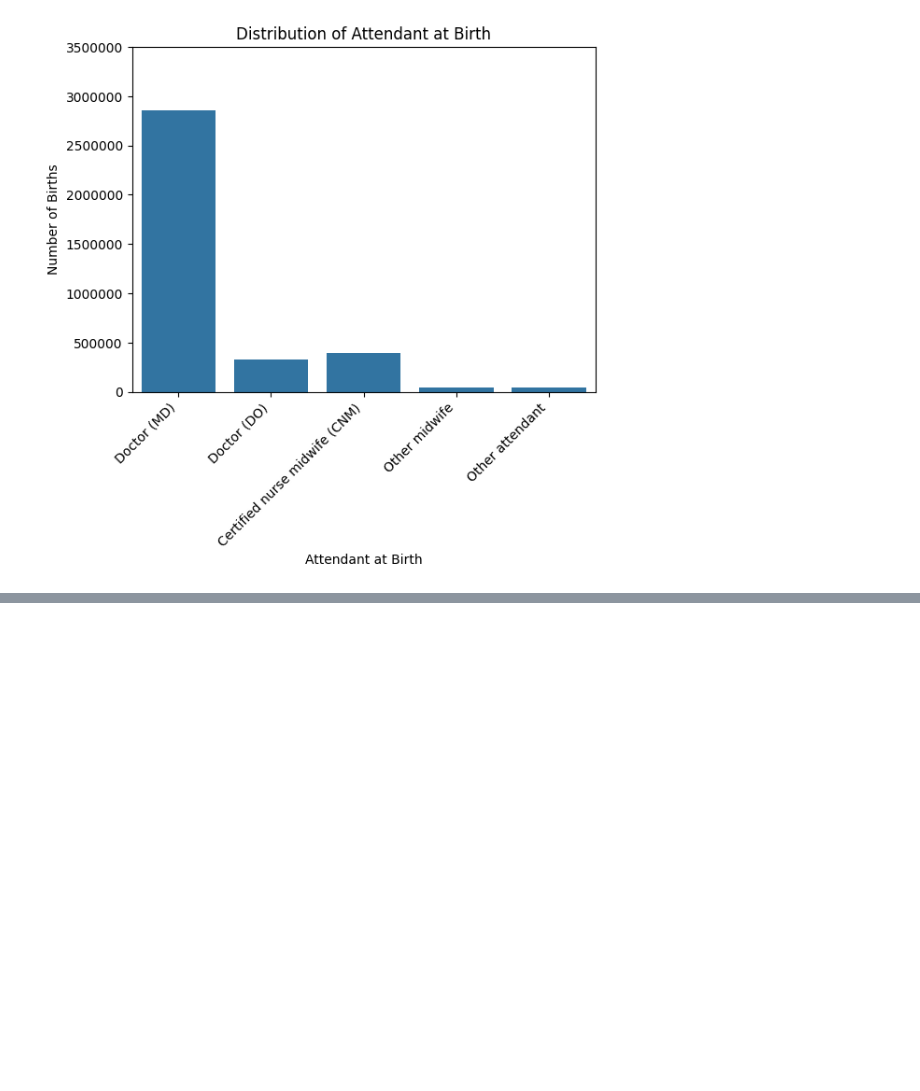
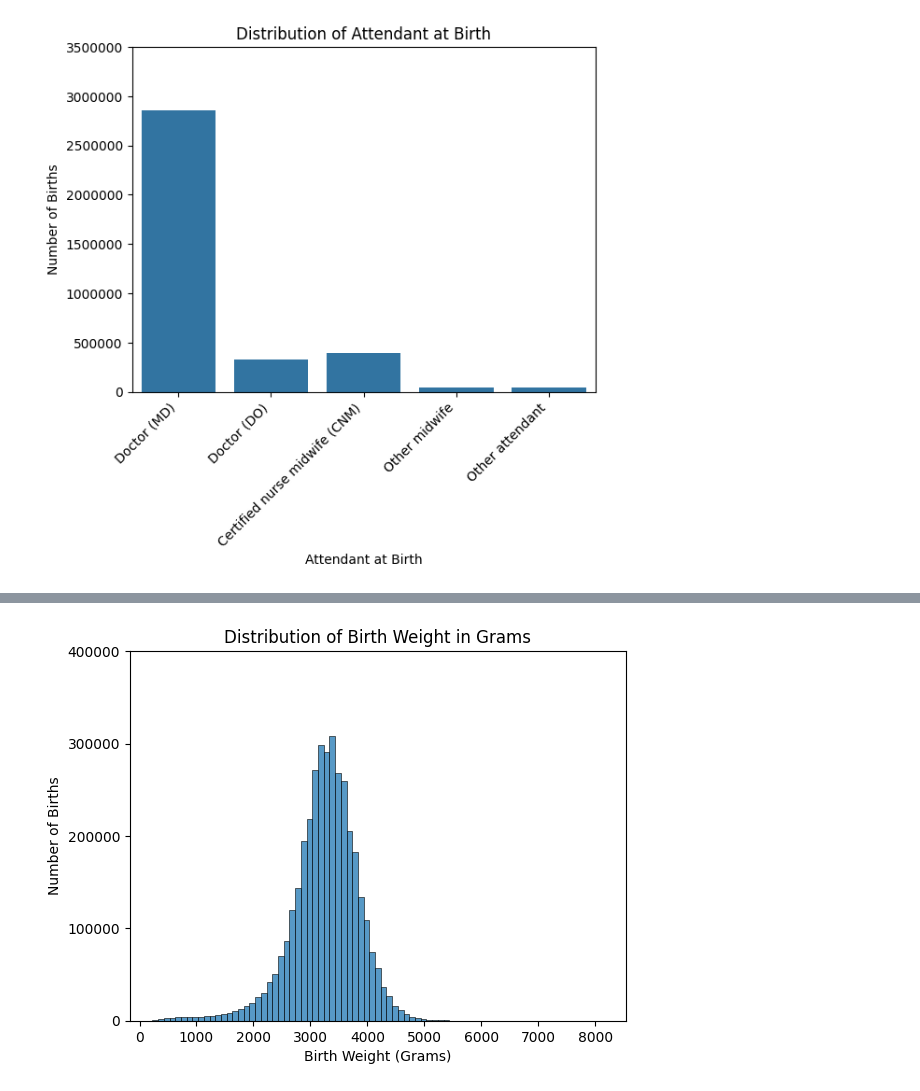
Before and after one commit to shroommu/natality-stats, a Jupyter notebook: dev/notebooks/exploratory/02_visualizations.ipynb, the cells around one changed output, grey strips where cells are left out. Cells and saved outputs as stored; diff of their text form; code cells hidden in the pictures; blank space fills up the shorter version.

```diff
--- a/dev/notebooks/exploratory/02_visualizations.ipynb
+++ b/dev/notebooks/exploratory/02_visualizations.ipynb
@@ -732,0 +776,22 @@ plt.show()
+# %%
+birth_weight_in_grams_value_counts = df["birth_weight_in_grams"].value_counts(
+    sort=False
+)
+birth_weight_in_grams_value_counts = birth_weight_in_grams_value_counts.drop(9999)
+
+birth_weight_in_grams_histogram_ax = sns.histplot(
+    x=birth_weight_in_grams_value_counts.index,
+    weights=birth_weight_in_grams_value_counts.values,
+    binwidth=100,
+)
+birth_weight_in_grams_histogram_ax.set_title("Distribution of Birth Weight in Grams")
+birth_weight_in_grams_histogram_ax.set_xlabel("Birth Weight (Grams)")
+birth_weight_in_grams_histogram_ax.set_ylabel("Number of Births")
+birth_weight_in_grams_histogram_ax.set_xticks(np.arange(0, 9000, 1000))
+birth_weight_in_grams_histogram_ax.set_yticks(
+    np.arange(0, 500000, 100000), labels=np.arange(0, 500000, 100000)
+)
+
+plt.show()
+# %% [output]
+[figure, added]
```
Also changed, not shown: parts of 7 cells of this notebook.
